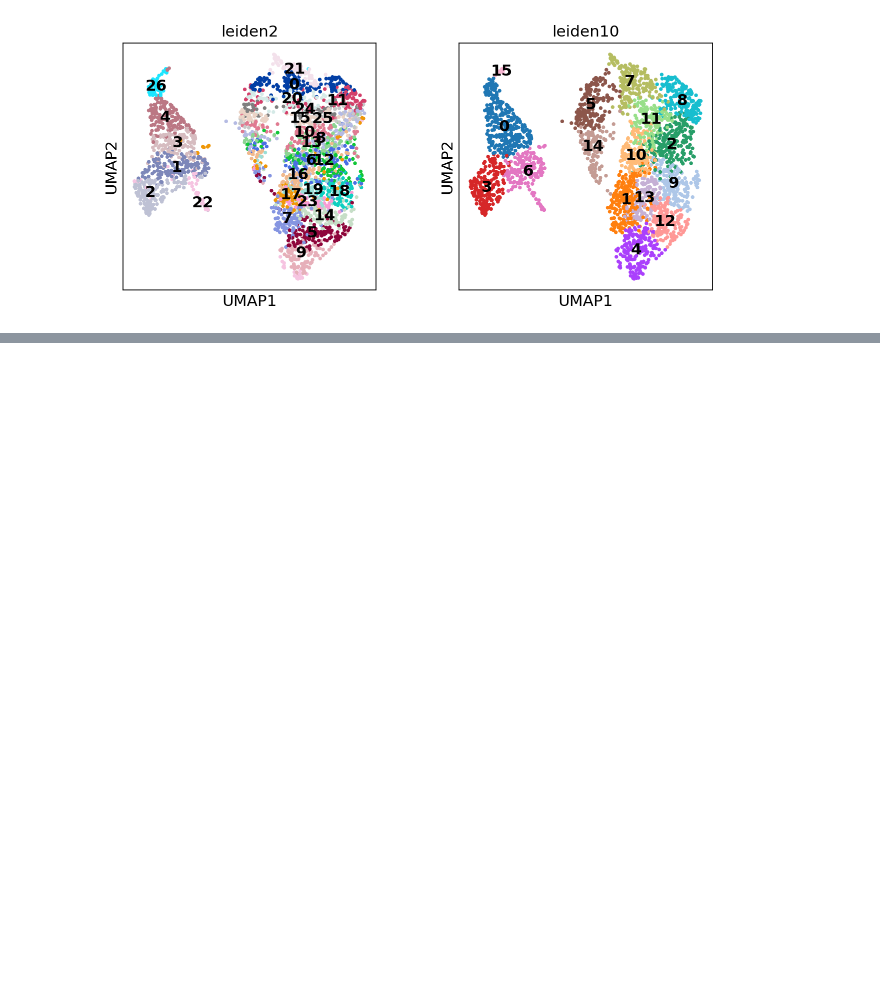
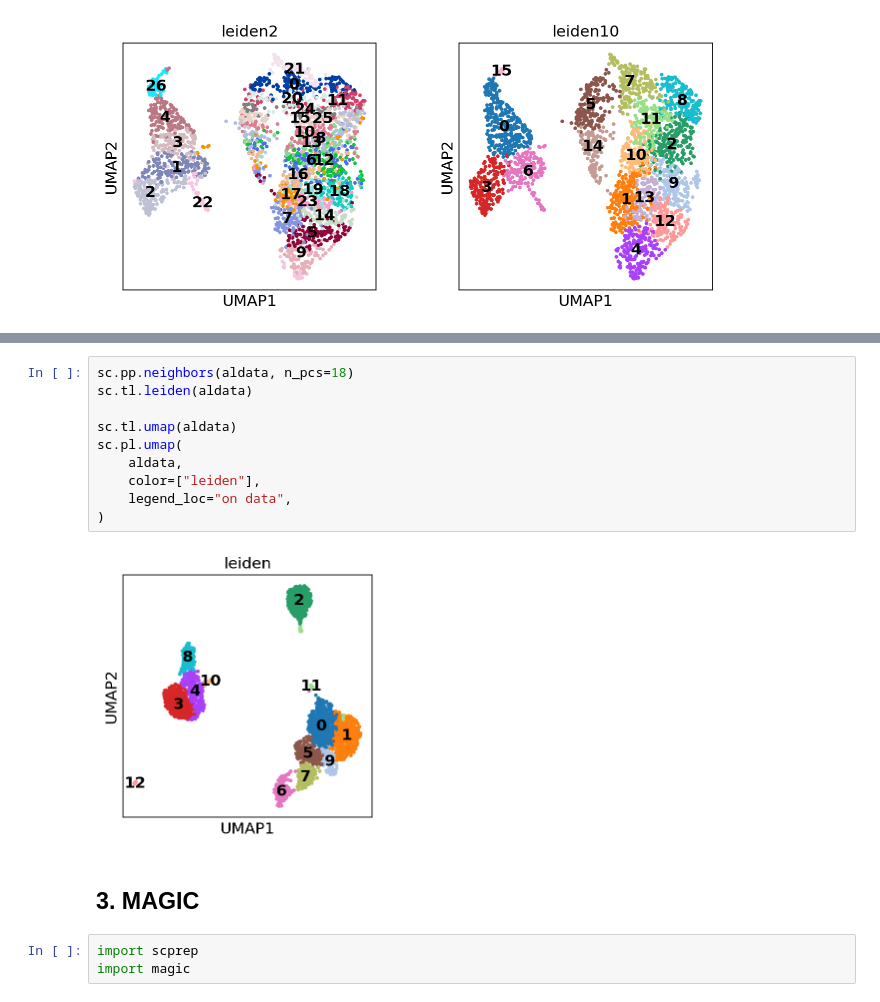
Before and after one commit to lucas-rdlr/rna-sequencing, a Jupyter notebook: notebooks/tutorial.ipynb, the cells around one changed output, grey strips where cells are left out. Saved outputs shown, nothing was run; the diff lists cells and outputs as text; blank space fills up the shorter version.

```diff
--- a/notebooks/tutorial.ipynb
+++ b/notebooks/tutorial.ipynb
@@ -229,0 +262,17 @@ sc.pl.umap(
+# %%
+sc.pp.neighbors(aldata, n_pcs=18)
+sc.tl.leiden(aldata)
+
+sc.tl.umap(aldata)
+sc.pl.umap(
+    aldata,
+    color=["leiden"],
+    legend_loc="on data",
+)
+# %% [output]
+[figure, added]
+# %% [markdown]
+## 3. MAGIC
+# %%
+import scprep
+import magic
```
Also changed, not shown: parts of 18 cells of this notebook, 2 other files.
